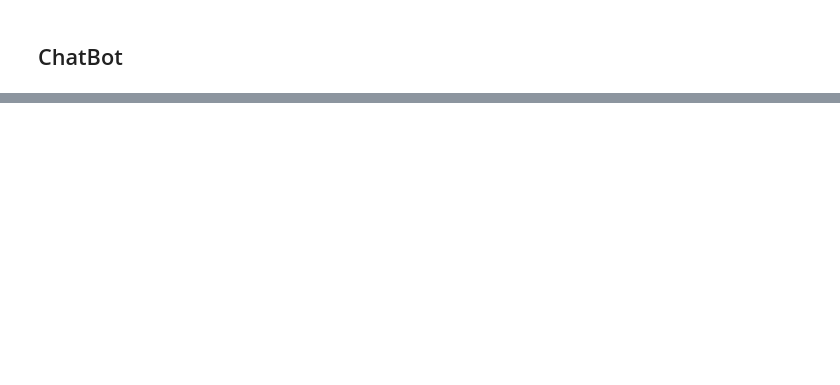
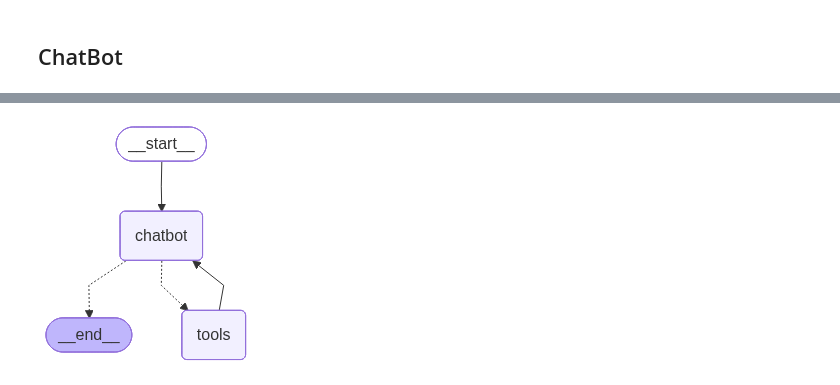
Before and after one commit to Abhishekbotx/Machine-Learning, a Jupyter notebook: src/deep_learning/langchain_langgraph.ipynb, the cells around one changed output, grey strips where cells are left out. Drawn from its saved outputs; the diff is of its cells as text; code cells hidden in the pictures; blank space fills up the shorter version.

```diff
--- a/src/deep_learning/langchain_langgraph.ipynb
+++ b/src/deep_learning/langchain_langgraph.ipynb
@@ -462,0 +520,10 @@ To stay updated, we recommend checking **Apple’s official website**, **Apple N
+# %%
+graph= graph_builder.compile()
+# %%
+from IPython.display import Image, display
+
+# Visualize the graph
+try:
+    display(Image(graph.get_graph().draw_mermaid_png()))
+except Exception as e:
+    print(f"Error displaying graph: {e}")
@@ -462,0 +562,3 @@ To stay updated, we recommend checking **Apple’s official website**, **Apple N
+# %%
+from langgraph.checkpoint.memory import MemorySaver
+memory = MemorySaver()
@@ -462,0 +767,12 @@ To stay updated, we recommend checking **Apple’s official website**, **Apple N
+# %%
+graph=graph_builder.compile(checkpointer=memory)
+# %%
+from IPython.display import Image, display
+
+# Visualize the graph
+try:
+    display(Image(graph.get_graph().draw_mermaid_png()))
+except Exception as e:
+    print(f"Error displaying graph: {e}")
+# %% [output]
+[figure, added]
```
Also changed, not shown: parts of 34 cells of this notebook.
